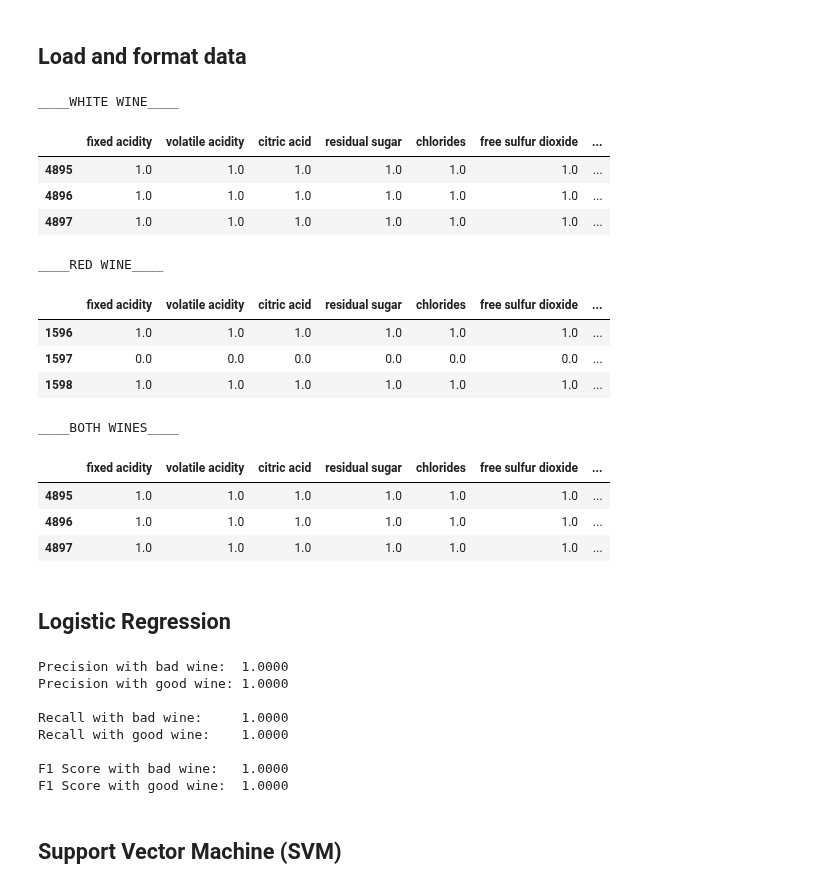
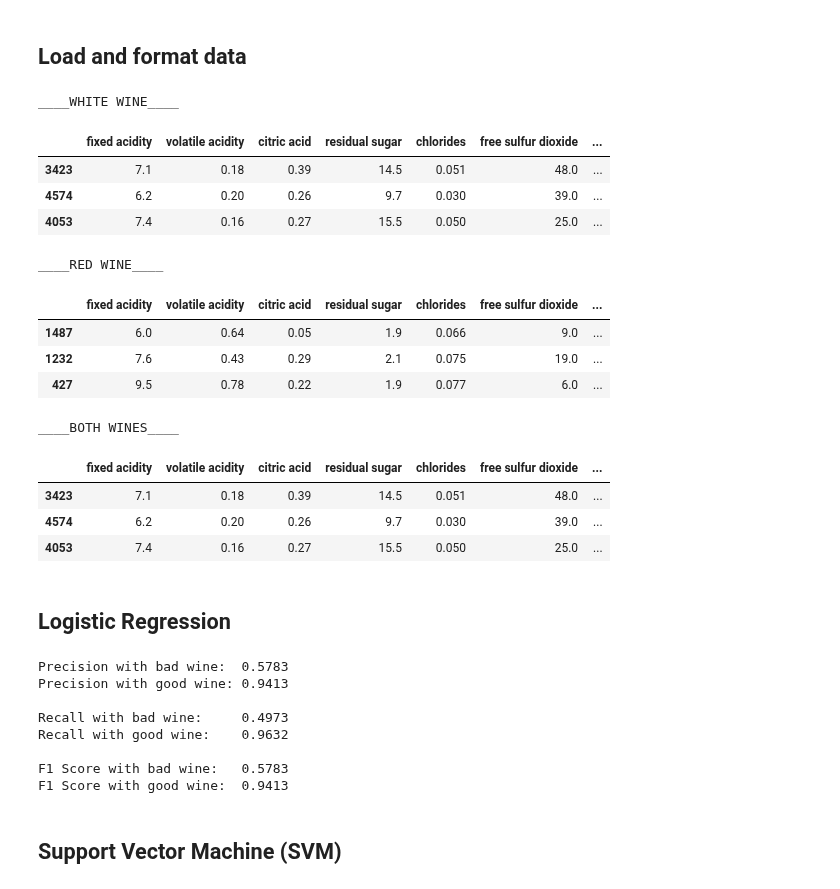
Before and after one commit to ChrisBrown46/project7, a Jupyter notebook: notebook-chris.ipynb, the cells around one changed output. Drawn from its saved outputs; the diff is of its cells as text; code cells hidden in the pictures.

```diff
--- a/notebook-chris.ipynb
+++ b/notebook-chris.ipynb
@@ -25,67 +26,83 @@ sns.set_style("ticks")
 # %% [markdown]
 ## Load and format data
 # %%
-red_wine = pd.read_csv("./data/winequality-red.csv", sep=";")
-white_wine = pd.read_csv("./data/winequality-white.csv", sep=";")
+red_wine = pd.read_csv("./data/winequality-red.csv", sep=";", dtype=float).sample(frac=1)
+white_wine = pd.read_csv("./data/winequality-white.csv", sep=";", dtype=float).sample(frac=1)
 
 # Threshold for 1 = good, 0 = bad; threshold value chosen for 50/50 dataset split
-red_wine[red_wine["quality"] < 6] = 0
-red_wine[red_wine["quality"] >= 6] = 1
+red_wine["quality"][red_wine["quality"] < 6] = 0
+red_wine["quality"][red_wine["quality"] >= 6] = 1
 
-white_wine[white_wine["quality"] < 5] = 0
-white_wine[white_wine["quality"] >= 5] = 1
+white_wine["quality"][white_wine["quality"] < 5] = 0
+white_wine["quality"][white_wine["quality"] >= 5] = 1
 
 combined_wine = pd.concat([red_wine, white_wine])
 
 # Split into test / train
 split = int(0.8 * len(red_wine))
 red_wine_train = red_wine[:split]
 red_wine_test = red_wine[split:]
 
 split = int(0.8 * len(white_wine))
 white_wine_train = white_wine[:split]
 white_wine_test = white_wine[split:]
 
 split = int(0.8 * len(combined_wine))
 combined_wine_train = combined_wine[:split]
 combined_wine_test = combined_wine[split:]
 
 print("____WHITE WINE____")
 display(white_wine.tail(3))
 
 print("____RED WINE____")
 display(red_wine.tail(3))
 
 print("____BOTH WINES____")
 display(combined_wine.tail(3))
 # %% [output]
 ____WHITE WINE____
 |  | fixed acidity | volatile acidity | citric acid | residual sugar | chlorides | free sulfur dioxide | ... |
-| 4895 | 1.0 | 1.0 | 1.0 | 1.0 | 1.0 | 1.0 | ... |
-| 4896 | 1.0 | 1.0 | 1.0 | 1.0 | 1.0 | 1.0 | ... |
-| 4897 | 1.0 | 1.0 | 1.0 | 1.0 | 1.0 | 1.0 | ... |
+| 3423 | 7.1 | 0.18 | 0.39 | 14.5 | 0.051 | 48.0 | ... |
+| 4574 | 6.2 | 0.20 | 0.26 | 9.7 | 0.030 | 39.0 | ... |
+| 4053 | 7.4 | 0.16 | 0.27 | 15.5 | 0.050 | 25.0 | ... |
 ____RED WINE____
 |  | fixed acidity | volatile acidity | citric acid | residual sugar | chlorides | free sulfur dioxide | ... |
-| 1596 | 1.0 | 1.0 | 1.0 | 1.0 | 1.0 | 1.0 | ... |
-| 1597 | 0.0 | 0.0 | 0.0 | 0.0 | 0.0 | 0.0 | ... |
-| 1598 | 1.0 | 1.0 | 1.0 | 1.0 | 1.0 | 1.0 | ... |
+| 1487 | 6.0 | 0.64 | 0.05 | 1.9 | 0.066 | 9.0 | ... |
+| 1232 | 7.6 | 0.43 | 0.29 | 2.1 | 0.075 | 19.0 | ... |
+| 427 | 9.5 | 0.78 | 0.22 | 1.9 | 0.077 | 6.0 | ... |
 ____BOTH WINES____
 |  | fixed acidity | volatile acidity | citric acid | residual sugar | chlorides | free sulfur dioxide | ... |
-| 4895 | 1.0 | 1.0 | 1.0 | 1.0 | 1.0 | 1.0 | ... |
-| 4896 | 1.0 | 1.0 | 1.0 | 1.0 | 1.0 | 1.0 | ... |
-| 4897 | 1.0 | 1.0 | 1.0 | 1.0 | 1.0 | 1.0 | ... |
+| 3423 | 7.1 | 0.18 | 0.39 | 14.5 | 0.051 | 48.0 | ... |
+| 4574 | 6.2 | 0.20 | 0.26 | 9.7 | 0.030 | 39.0 | ... |
+| 4053 | 7.4 | 0.16 | 0.27 | 15.5 | 0.050 | 25.0 | ... |
 # %% [markdown]
 ## Logistic Regression
 # %%
-y = combined_wine_train[["quality"]].values.flatten()
-X = combined_wine_train.drop("quality", axis=1)
-clf = LogisticRegression(random_state=0).fit(X, y)
+y = combined_wine[["quality"]]
+X = combined_wine.drop("quality", axis=1)
 
-y_true = combined_wine_test[["quality"]].values.flatten()
-X = combined_wine_test.drop("quality", axis=1)
-y_pred = clf.predict(X)
+precision, recall, f1 = 0., 0, 0.
 
-precision, recall, f1, _ = precision_recall_fscore_support(y_true, y_pred)
+sss = StratifiedShuffleSplit(n_splits=5, test_size=0.2, random_state=0)
+
+for train_index, test_index in sss.split(X, y):
+    X_train = X.iloc[train_index]
+    y_train = y.iloc[train_index].values.flatten()
+
+    X_test = X.iloc[test_index]
+    y_test = y.iloc[test_index].values.flatten()
+
+    clf = LogisticRegression(random_state=0, max_iter=20_000).fit(X_train, y_train)
+    y_pred = clf.predict(X_test)
+
+    p, r, f, _ = precision_recall_fscore_support(y_test, y_pred)
+    precision += f
+    recall += r
+    f1 += f
+
+precision /= 5
+recall /= 5
+f1 /= 5
 
 print(f"Precision with bad wine:  {precision[0]:.4f}")
 print(f"Precision with good wine: {precision[1]:.4f}")
@@ -98,14 +115,14 @@ print()
 print(f"F1 Score with bad wine:   {f1[0]:.4f}")
 print(f"F1 Score with good wine:  {f1[1]:.4f}")
 # %% [output]
-Precision with bad wine:  1.0000
-Precision with good wine: 1.0000
+Precision with bad wine:  0.5783
+Precision with good wine: 0.9413
 
-Recall with bad wine:     1.0000
-Recall with good wine:    1.0000
+Recall with bad wine:     0.4973
+Recall with good wine:    0.9632
 
-F1 Score with bad wine:   1.0000
-F1 Score with good wine:  1.0000
+F1 Score with bad wine:   0.5783
+F1 Score with good wine:  0.9413
 # %% [markdown]
 ## Support Vector Machine (SVM)
 # %%
```
Also changed, not shown: parts of 4 cells of this notebook, 4 other files.
